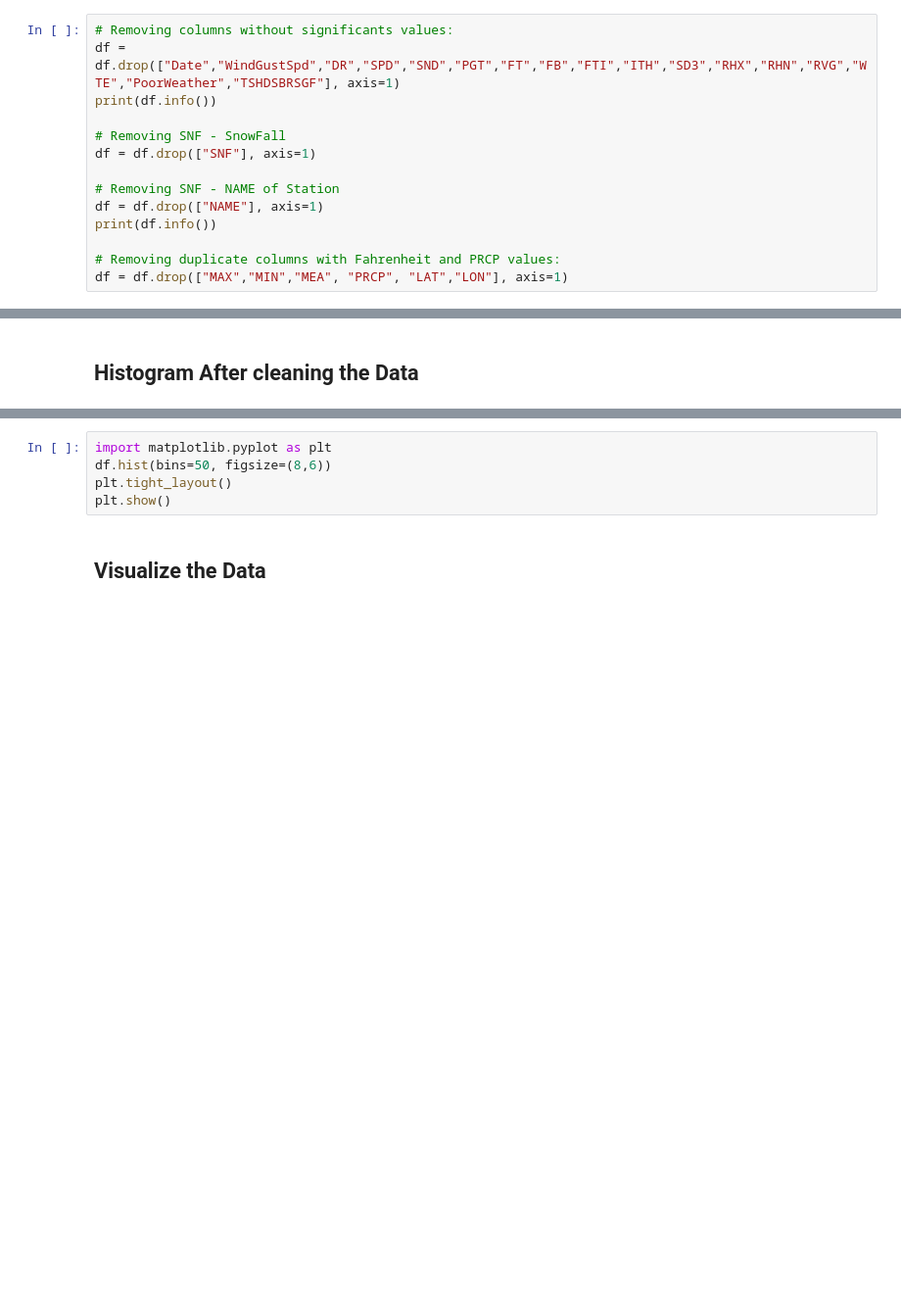
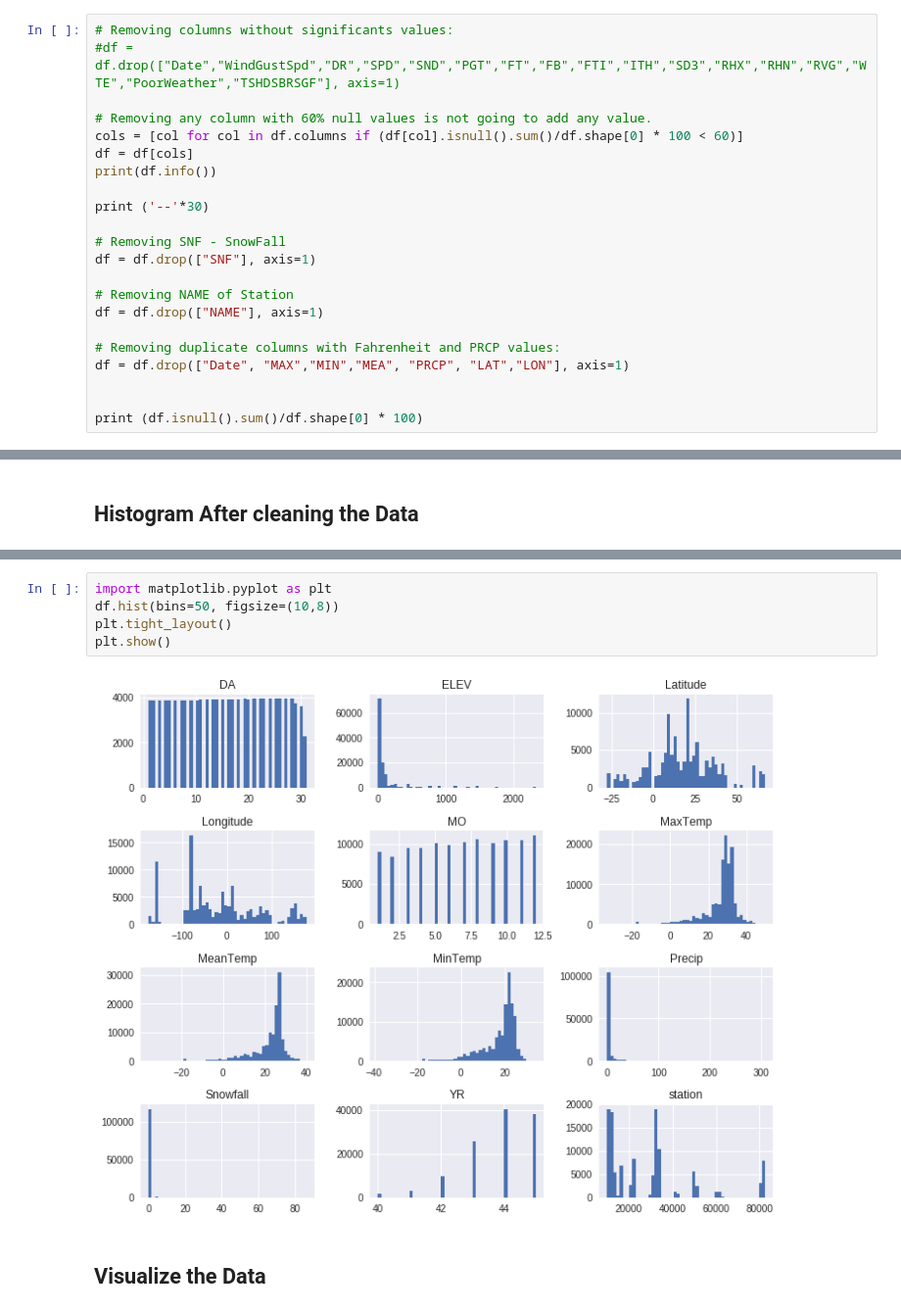
Before and after one commit to terrematte/MachineLearning, a Jupyter notebook: kaggle/weatherww2/Linear regression - Predicting maxTemperature.ipynb, the cells around one changed output, grey strips where cells are left out. Shown at 98% size. Cells and saved outputs as stored; diff of their text form; blank space fills up the shorter version.

```diff
--- a/kaggle/weatherww2/Linear regression - Predicting maxTemperature.ipynb
+++ b/kaggle/weatherww2/Linear regression - Predicting maxTemperature.ipynb
@@ -84,14 +226,22 @@ plt.show()
 # %%
 # Removing columns without significants values:
-df = df.drop(["Date","WindGustSpd","DR","SPD","SND","PGT","FT","FB","FTI","ITH","SD3","RHX","RHN","RVG","WTE","PoorWeather","TSHDSBRSGF"], axis=1)
+#df = df.drop(["Date","WindGustSpd","DR","SPD","SND","PGT","FT","FB","FTI","ITH","SD3","RHX","RHN","RVG","WTE","PoorWeather","TSHDSBRSGF"], axis=1)
+
+# Removing any column with 60% null values is not going to add any value.
+cols = [col for col in df.columns if (df[col].isnull().sum()/df.shape[0] * 100 < 60)]
+df = df[cols]
 print(df.info())
+
+print ('--'*30)
 
 # Removing SNF - SnowFall
 df = df.drop(["SNF"], axis=1)
 
-# Removing SNF - NAME of Station
+# Removing NAME of Station
 df = df.drop(["NAME"], axis=1)
-print(df.info())
 
 # Removing duplicate columns with Fahrenheit and PRCP values:
-df = df.drop(["MAX","MIN","MEA", "PRCP", "LAT","LON"], axis=1)
+df = df.drop(["Date", "MAX","MIN","MEA", "PRCP", "LAT","LON"], axis=1)
+
+
+print (df.isnull().sum()/df.shape[0] * 100)
@@ -124,8 +319,10 @@ print(df.Snowfall.isnull().sum())
 # %%
 import matplotlib.pyplot as plt
-df.hist(bins=50, figsize=(8,6))
+df.hist(bins=50, figsize=(10,8))
 plt.tight_layout()
 plt.show()
+# %% [output]
+[figure, added]
 # %% [markdown]
 ## Visualize the Data
 # %%
```
Also changed, not shown: parts of 59 cells of this notebook, 1 other file.
